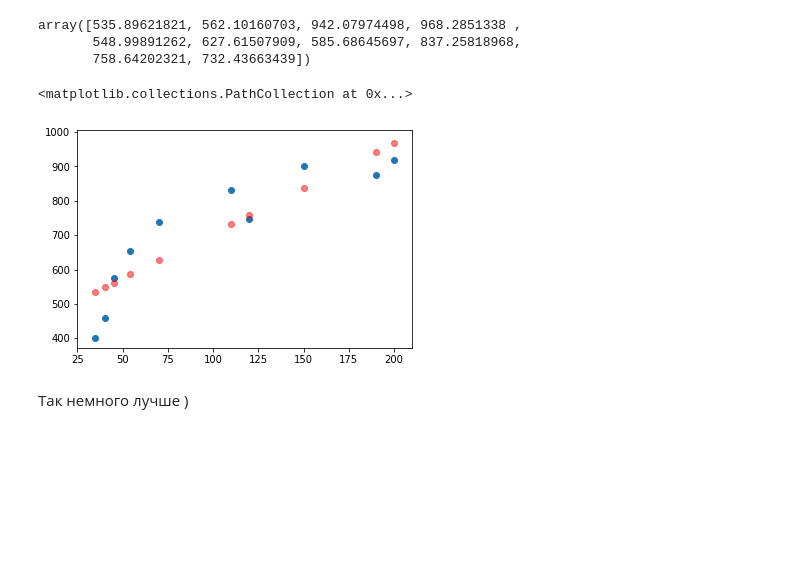
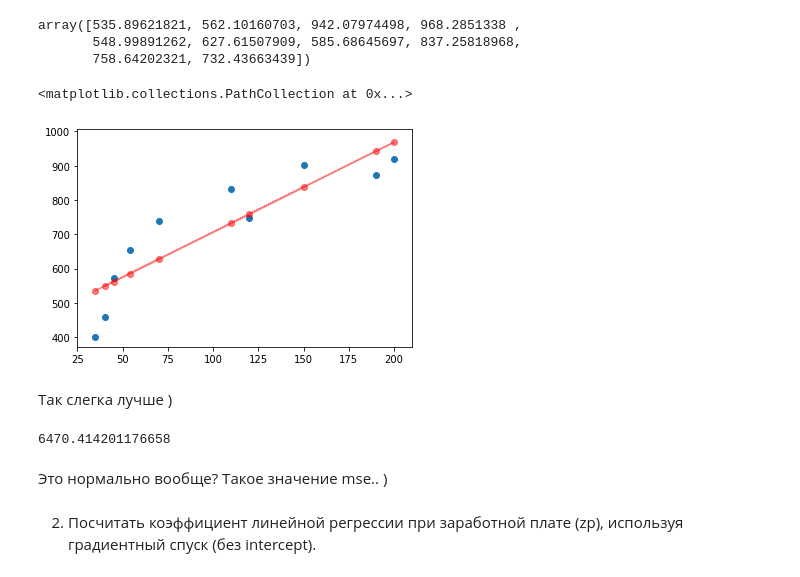
Before and after one commit to po-stas/TerVer, a Jupyter notebook: lesson7/lesson7.ipynb, the cells around one changed output. Drawn from its saved outputs; the diff is of its cells as text; code cells hidden in the pictures; blank space fills up the shorter version.

```diff
--- a/lesson7/lesson7.ipynb
+++ b/lesson7/lesson7.ipynb
@@ -62,9 +63,19 @@ array([535.89621821, 562.10160703, 942.07974498, 968.2851338 ,
        758.64202321, 732.43663439])
 # %%
 plt.scatter(zp, ks)
+plt.plot(zp, ks_hat2, color='red', alpha=0.5)
 plt.scatter(zp, ks_hat2, color='red', alpha=0.5)
 # %% [output]
 <matplotlib.collections.PathCollection at 0x...>
-[figure, old version]
+[figure, new version]
 # %% [markdown]
-Так немного лучше )
+Так слегка лучше )
+# %%
+mse = ((ks - ks_hat2)**2).sum()/n
+mse
+# %% [output]
+6470.414201176658
+# %% [markdown]
+Это нормально вообще? Такое значение mse.. )
+# %% [markdown]
+2. Посчитать коэффициент линейной регрессии при заработной плате (zp), используя градиентный спуск (без intercept).
```
Also changed, not shown: parts of 9 cells of this notebook.
